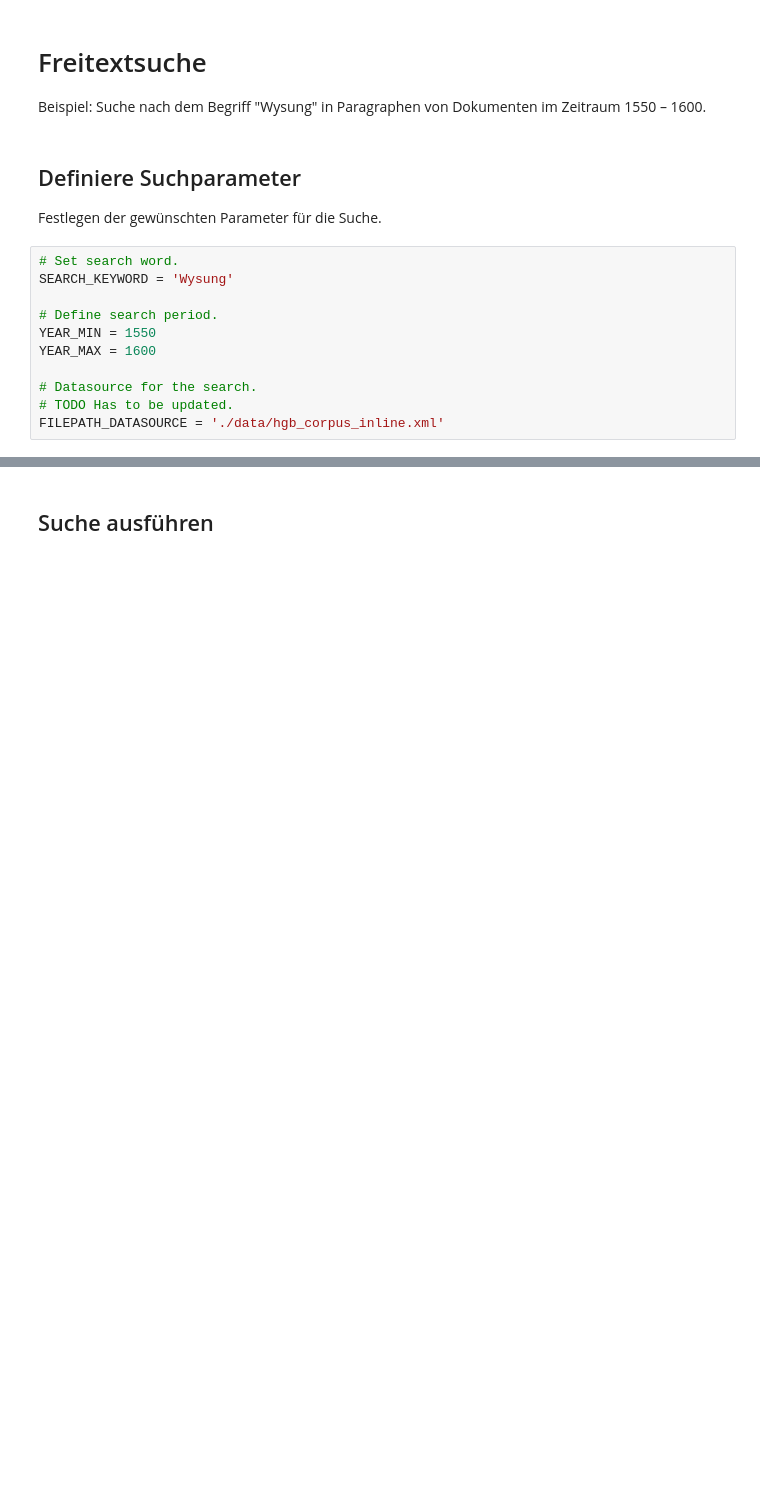
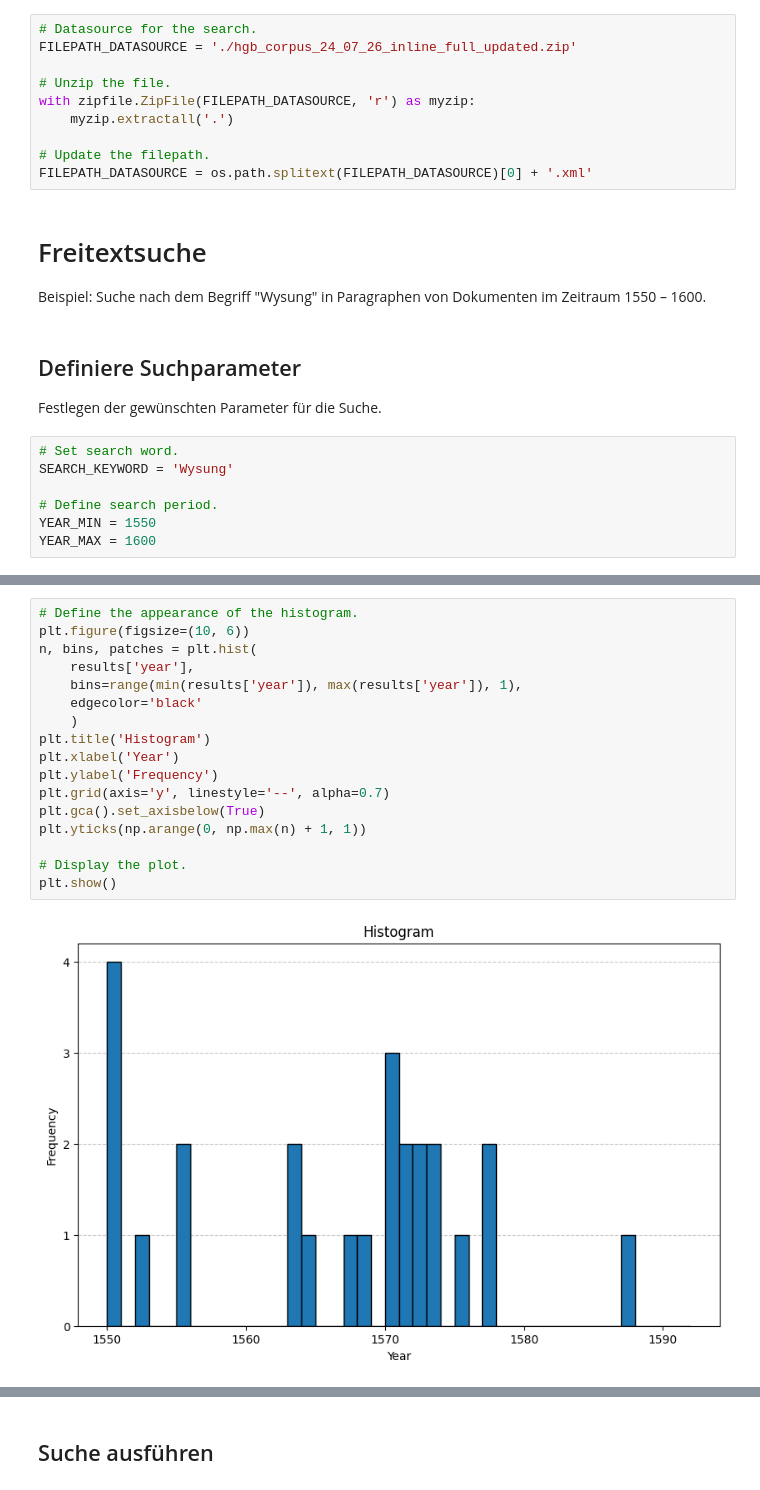
Before and after one commit to history-unibas/FS2024-Research-Seminar-Demo-Notebook, a Jupyter notebook: demo_notebook.ipynb, the cells around one changed output, grey strips where cells are left out. Drawn from its saved outputs; the diff is of its cells as text; blank space fills up the shorter version.

```diff
--- a/demo_notebook.ipynb
+++ b/demo_notebook.ipynb
@@ -26,3 +28,13 @@ from IPython.display import display
+# %%
+# Datasource for the search.
+FILEPATH_DATASOURCE = './hgb_corpus_24_07_26_inline_full_updated.zip'
+
+# Unzip the file.
+with zipfile.ZipFile(FILEPATH_DATASOURCE, 'r') as myzip:
+    myzip.extractall('.')
+
+# Update the filepath.
+FILEPATH_DATASOURCE = os.path.splitext(FILEPATH_DATASOURCE)[0] + '.xml'
 # %% [markdown]
 # Freitextsuche
 Beispiel: Suche nach dem Begriff "Wysung" in Paragraphen von Dokumenten im Zeitraum 1550 – 1600.
@@ -36,7 +48,3 @@ SEARCH_KEYWORD = 'Wysung'
 # Define search period.
 YEAR_MIN = 1550
 YEAR_MAX = 1600
-
-# Datasource for the search.
-# TODO Has to be updated.
-FILEPATH_DATASOURCE = './data/hgb_corpus_inline.xml'
@@ -42,0 +143,19 @@ FILEPATH_DATASOURCE = './data/hgb_corpus_inline.xml'
+# %%
+# Define the appearance of the histogram.
+plt.figure(figsize=(10, 6))
+n, bins, patches = plt.hist(
+    results['year'],
+    bins=range(min(results['year']), max(results['year']), 1),
+    edgecolor='black'
+    )
+plt.title('Histogram')
+plt.xlabel('Year')
+plt.ylabel('Frequency')
+plt.grid(axis='y', linestyle='--', alpha=0.7)
+plt.gca().set_axisbelow(True)
+plt.yticks(np.arange(0, np.max(n) + 1, 1))
+
+# Display the plot.
+plt.show()
+# %% [output]
+[figure, added]
```
Also changed, not shown: parts of 32 cells of this notebook, 1 other file.
